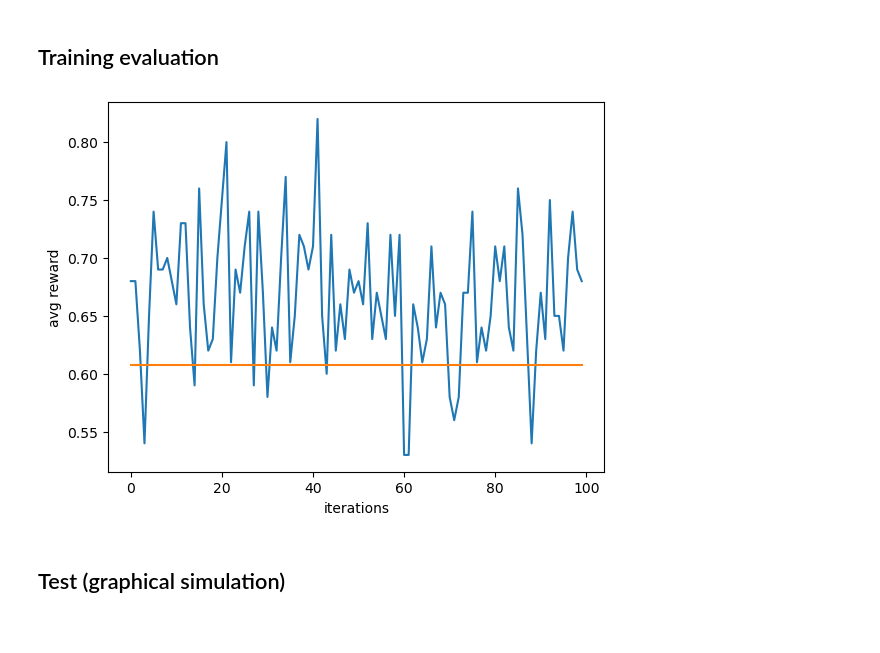
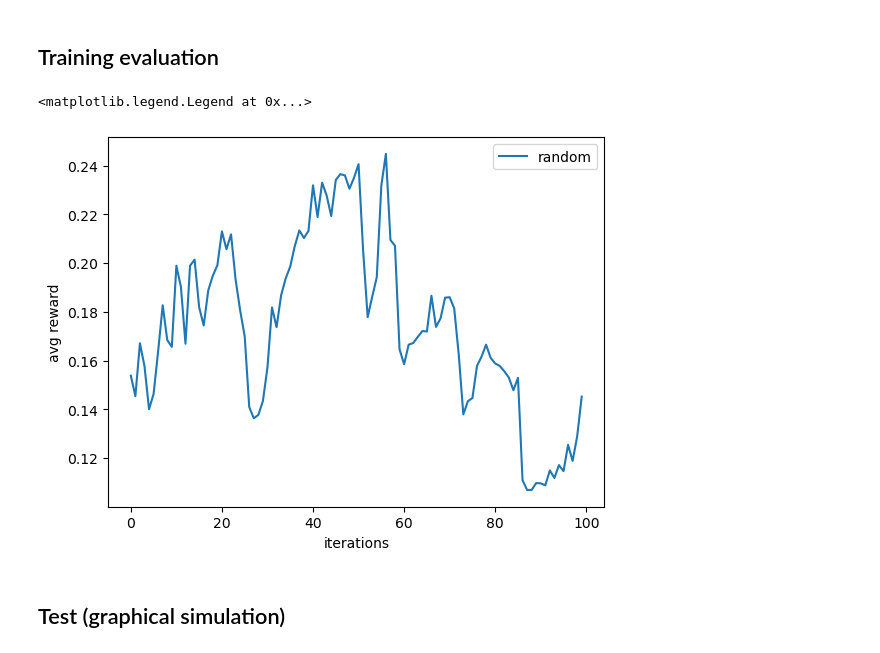
Before and after one commit to AlbertoSinigaglia/snake-reinforcement-learning, a Jupyter notebook: snake.ipynb, the cells around one changed output. Drawn from its saved outputs; the diff is of its cells as text; code cells hidden in the pictures.

Commit message:
back to the ipynb, from now on, no more autoencoder and chared net

```diff
--- a/snake.ipynb
+++ b/snake.ipynb
@@ -11,7 +11,7 @@ from itertools import islice
 # %% [markdown]
 ## Environment definition
 # %%
-BOARD_SIZE=4
+BOARD_SIZE=3
 # %%
 # region models
 input = K.layers.Input(shape=(BOARD_SIZE, BOARD_SIZE, 3))
@@ -75,3 +76,7 @@ value = K.models.Model(inputs=input, outputs=vf)
+# %%
+env_ = NumpyEnvironment(1000, BOARD_SIZE)
+GAMMA = .99
+ITERATIONS = 10000
 # %%
 agent.load_weights(f"models/{BOARD_SIZE}x{BOARD_SIZE}_bigger/agent")
 value.load_weights(f"models/{BOARD_SIZE}x{BOARD_SIZE}_bigger/value")
@@ -79,7 +84,7 @@ ae.load_weights(f"models/{BOARD_SIZE}x{BOARD_SIZE}_bigger/ae")
 # %% [output]
 <tensorflow.python.training.tracking.util.CheckpointLoadStatus at 0x...>
 # %%
-# optimizer_value = K.optimizers.Adam(1e-4)
-# optimizer_agent = K.optimizers.Adam(1e-4)
-# optimizer_autoencoder= K.optimizers.Adam(1e-5)
+optimizer_value = K.optimizers.Adam(1e-4)
+optimizer_agent = K.optimizers.Adam(1e-4)
+optimizer_autoencoder= K.optimizers.Adam(1e-4)
 # %%
@@ -288,13 +176,15 @@ KeyboardInterrupt:
 ## Training evaluation
 # %%
 %matplotlib inline
-plt.plot(np.array(model_rewards).reshape((-1, 10)).mean(axis=-1))
-n = np.array(model_rewards).reshape((-1, 10)).mean(axis=-1).shape[0]
-plt.plot(np.arange(0, n), np.repeat(np.mean(random_rewards), n))
+#plt.plot(np.array(random_rewards).reshape((-1, 10)).mean(axis=-1))
+
+plt.plot(np.clip(np.array(avg_rewards).reshape((-1, 100)), -1, 0.4).mean(axis=-1))
 _ = plt.xlabel("iterations")
 _ = plt.ylabel("avg reward")
+plt.legend(["random", "policy"])
 # %% [output]
+<matplotlib.legend.Legend at 0x...>
-[figure, old version]
+[figure, new version]
 # %% [markdown]
 ## Test (graphical simulation)
 # %%
```
Also changed, not shown: parts of 5 cells of this notebook, 15 other files.
